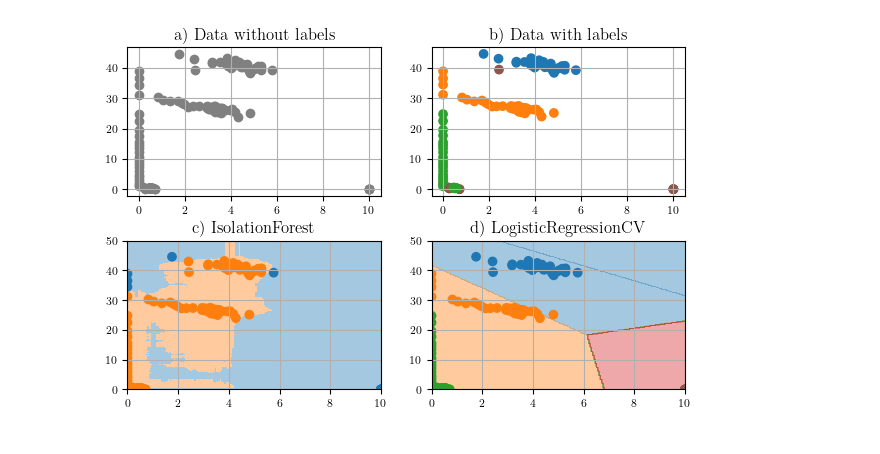
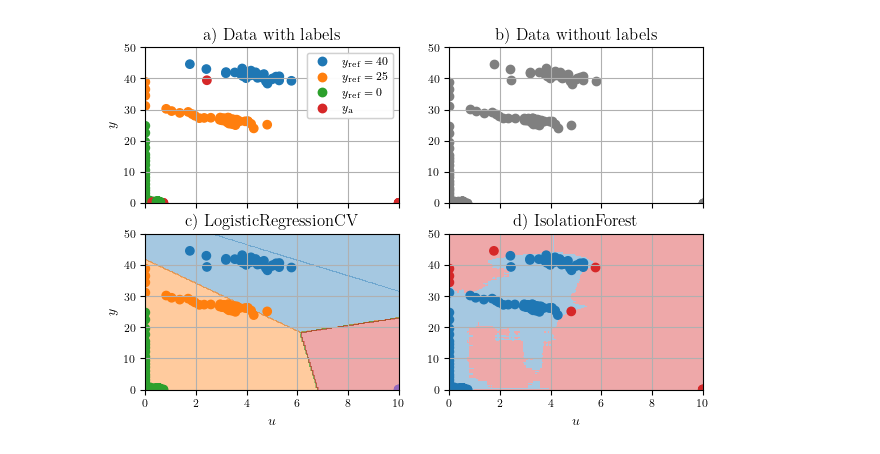
Before and after one commit to MarekWadinger/adaptive-interpretable-ad, a Jupyter notebook: ilustrate/ilustrator.ipynb, the cells around one changed output. Saved outputs shown, nothing was run; the diff lists cells and outputs as text; code cells hidden in the pictures.

```diff
--- a/ilustrate/ilustrator.ipynb
+++ b/ilustrate/ilustrator.ipynb
@@ -239,21 +218,21 @@ def system_perturbed(t, x, u):
 
 q0_max = 10
 q0_min = 0
-t_out, y_ref, y_out, u_out, labels = simulate(system_perturbed, sim_time=300, faults=True)
+t_out, y_ref, y_out_r, u_out_r, labels = simulate(system_perturbed, sim_time=300, faults=True)
 
 fig, axs = plt.subplots(nrows=2, ncols=1, figsize=set_size(subplots=(1,1)), sharex=True)
-axs[0].plot(t_out, y_ref[:,0], label='ref')
-axs[0].plot(t_out, y_out[:,0], label='y')
-axs[0].set_ylabel('Y')
+axs[0].plot(t_out, y_out_r[:,0], label='$y$')
+axs[0].plot(t_out, y_ref[:,0], label=r'$y_{\mathrm{ref}}$', linestyle=":")
+axs[0].set_ylabel('$y$')
 axs[0].set_title('a) Response of a System')
 axs[0].legend()
 
-axs[1].plot(t_out, u_out, label='u')
+axs[1].plot(t_out, u_out_r, label='$u$')
 color = next(axs[1]._get_lines.prop_cycler)
-axs[1].axhline(q0_max, **color)
-axs[1].axhline(q0_min, **color)
-axs[1].set_xlabel('t')
-axs[1].set_ylabel('U')
+axs[1].axhline(q0_max, **color, linestyle=":")
+axs[1].axhline(q0_min, **color, linestyle=":")
+axs[1].set_xlabel('$t$')
+axs[1].set_ylabel('$u$')
 axs[1].set_title('b) Actuator')
 axs[1].legend()
 
@@ -323,67 +303,80 @@ def get_cmap(Z):
     return ListedColormap(colors[0:len(np.unique(Z))])
 
 
-X = np.array([u_out, y_out[:, 0]]).T
-y = np.where(np.array(labels) == -1, 5, labels)
+X = np.array([u_out_r, y_out_r[:, 0]]).T
+y = labels
 X_train = X[0:200, :]
 X_test = X[201::, :]
 y_train = y[0:200]
+y_train = np.where(np.array(y_train) == -1, 4, y_train)
 y_test = y[201::]
 # Initialize KMeans with 3 clusters and fit the data
 unsupervised = IsolationForest(contamination=0.05)  # nu=outliers_fraction)
 unsupervised.fit(X_train)
 
 # Initialize DecisionTreeClassifier and fit the data
 supervised = DecisionTreeClassifier(random_state=10, max_depth=4)
 supervised = LogisticRegressionCV(max_iter=1000,
-                                  class_weight={5: 3})
+                                  class_weight={4: 3})
 supervised.fit(StandardScaler().fit_transform(X_train), y_train)
 y_pred = supervised.predict(StandardScaler().fit_transform(X_train))
 
 # Set up the figure with 2 rows and 2 columns
-fig, axs = plt.subplots(nrows=2, ncols=2, figsize=set_size(subplots=(2, 2)))
+fig, axs = plt.subplots(nrows=2, ncols=2, figsize=set_size(subplots=(2, 2)),
+                        sharex=True)
+
+# Plot the data with labels
+s = axs[0, 0].scatter(X_train[:, 0], X_train[:, 1], c=y_train, cmap=ListedColormap(colors[0:4]))
+axs[0, 0].set_ylabel('$y$')
+axs[0, 0].set_title('a) Data with labels')
+legend1 = axs[0, 0].legend(
+    s.legend_elements()[0],
+    [r"$y_{\mathrm{ref}} = 40$",
+     r"$y_{\mathrm{ref}} = 25$",
+     r"$y_{\mathrm{ref}} = 0$",
+     r"$y_{\mathrm{a}}$"])
+axs[0, 0].add_artist(legend1)
 
 # Plot the data without labels
-axs[0, 0].scatter(X_train[:, 0], X_train[:, 1], c='grey')
-axs[0, 0].set_title('a) Data without labels')
-
-# Plot the data with labels
-axs[0, 1].scatter(X_train[:, 0], X_train[:, 1], c=np.choose(y_train, colors))
-axs[0, 1].set_title('b) Data with labels')
+axs[0, 1].scatter(X_train[:, 0], X_train[:, 1], c='grey')
+axs[0, 1].set_title('b) Data without labels')
 
 xx, yy = np.meshgrid(np.linspace(0, 10, 200), np.linspace(0, 50, 200))
+Z = supervised.predict(StandardScaler().fit_transform(
+    np.c_[xx.ravel(), yy.ravel()]))
+Z = Z.reshape(xx.shape)
+# Plot the decision lines of the Decision Tree Classifier
+axs[1, 0].contourf(xx, yy, Z, alpha=0.4, cmap=get_cmap(Z))
+axs[1, 0].scatter(X_train[:, 0], X_train[:, 1], c=np.choose(y_pred, colors))
+axs[1, 0].set_title(f'c) {supervised.__class__.__name__}')
+axs[1, 0].set_xlabel('$u$')
+axs[1, 0].set_ylabel('$y$')
+
 Z = unsupervised.predict(np.c_[xx.ravel(), yy.ravel()])
 Z = Z.reshape(xx.shape)
-
-
 # Plot the data with cluster assignments
-axs[1, 0].scatter(X_train[:, 0], X_train[:, 1], c=np.choose(np.where(
-    unsupervised.predict(X_train) == -1, 0, unsupervised.predict(X_train)), colors))
-axs[1, 0].imshow(
+axs[1, 1].scatter(X_train[:, 0], X_train[:, 1], c=np.choose(np.where(
+    unsupervised.predict(X_train) == -1, 0, unsupervised.predict(X_train)), ['#d62728', '#1f77b4']))
+axs[1, 1].imshow(
     Z,
     interpolation="nearest",
     extent=(xx.min(), xx.max(), yy.min(), yy.max()),
-    cmap=get_cmap(Z),
+    cmap=ListedColormap(['#d62728', '#1f77b4']),
     alpha=0.4,
     aspect="auto",
     origin="lower",
 )
-axs[1, 0].set_title(f'c) {unsupervised.__class__.__name__}')
+axs[1, 1].set_title(f'd) {unsupervised.__class__.__name__}')
+axs[1, 1].set_xlabel('$u$')
 
-# Plot the decision lines of the Decision Tree Classifier
-
-Z = supervised.predict(StandardScaler().fit_transform(
-    np.c_[xx.ravel(), yy.ravel()]))
-Z = Z.reshape(xx.shape)
-axs[1, 1].contourf(xx, yy, Z, alpha=0.4, cmap=get_cmap(Z))
-axs[1, 1].scatter(X_train[:, 0], X_train[:, 1], c=np.choose(y_pred, colors))
-axs[1, 1].set_title(f'd) {supervised.__class__.__name__}')
-
-# Adjust spacing between subplots
-plt.subplots_adjust(hspace=0.3, wspace=0.2)
+xlim = (0, 10)
+ylim = (0, 50)
+for ax in axs.flatten():
+    ax.set_xlim(xlim)
+    ax.set_ylim(ylim)
 
 # Show the plot
 plt.savefig("un_supervised.pdf")
 plt.show()
 # %% [output]
-[figure, old version]
+[figure, new version]
```
Also changed, not shown: parts of 14 cells of this notebook, 4 other files.
